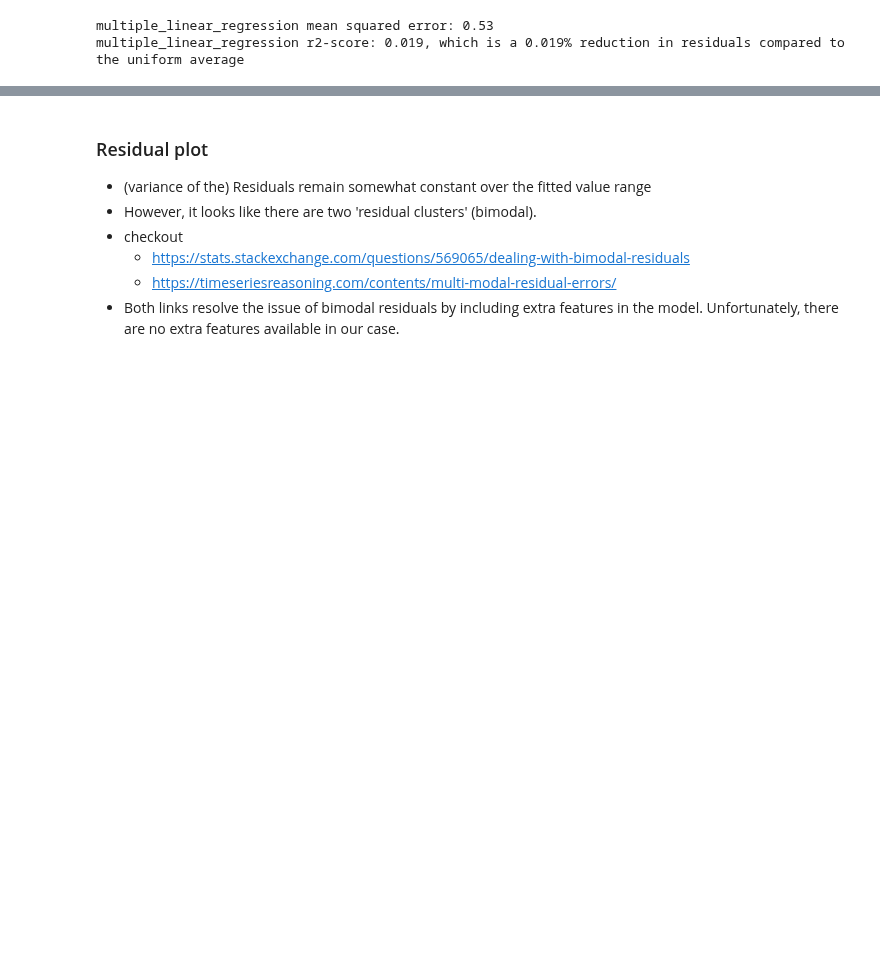
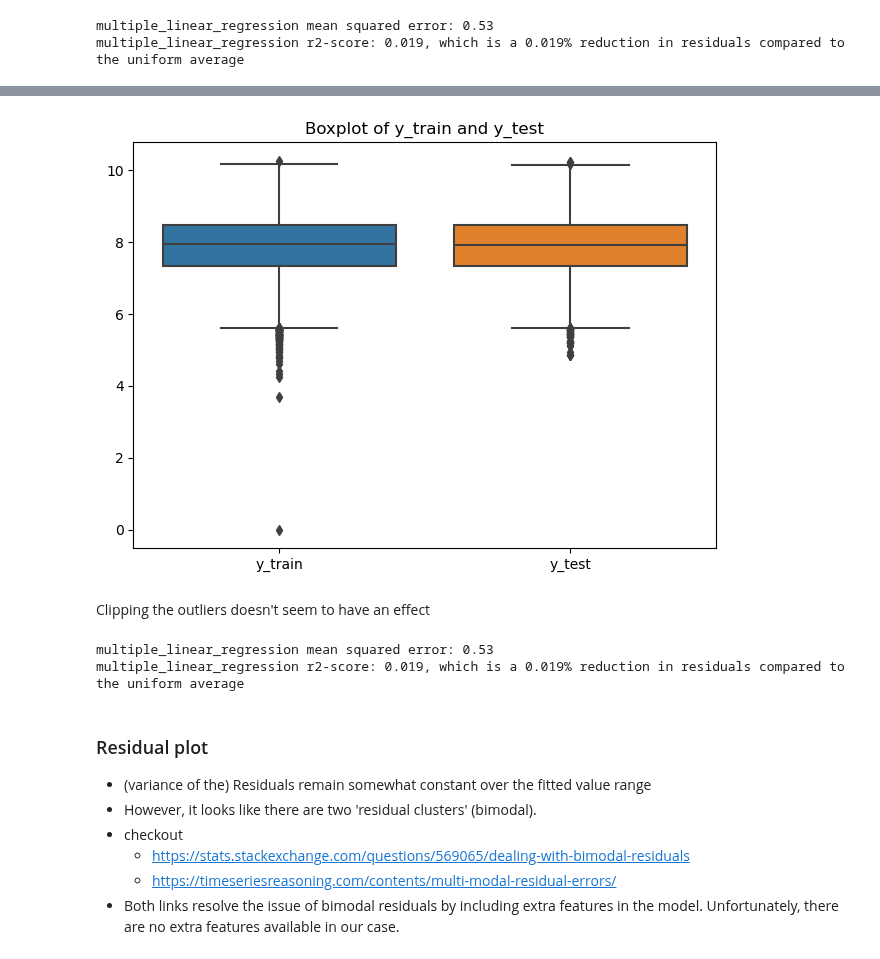
Before and after one commit to luukvanroessel/ML, a Jupyter notebook: practice/playground_series/jan_2021/analysis.ipynb, the cells around one changed output, grey strips where cells are left out. Cells and saved outputs as stored; diff of their text form; code cells hidden in the pictures; blank space fills up the shorter version.

Commit message:
Add outlier analysis

```diff
--- a/practice/playground_series/jan_2021/analysis.ipynb
+++ b/practice/playground_series/jan_2021/analysis.ipynb
@@ -114,0 +147,10 @@ multiple_linear_regression r2-score: 0.019, which is a 0.019% reduction in resid
+# %%
+fig, ax = plt.subplots(1, 1)
+
+sns.boxplot(pd.concat([y_train.rename(columns={'target': 'y_train'}), y_test.rename(columns={'target': 'y_test'})], axis=1))
+plt.title('Boxplot of y_train and y_test')
+plt.tight_layout()
+# %% [output]
+[figure, added]
+# %% [markdown]
+Clipping the outliers doesn't seem to have an effect
@@ -115,3 +165,13 @@ multiple_linear_regression r2-score: 0.019, which is a 0.019% reduction in resid
+# %%
+X_train_no_outliers = replace_outliers(X_train)
+X_test_no_outliers = replace_outliers(X_test)
+
+reg_no_outliers = LinearRegression().fit(X_train_no_outliers, y_train)
+y_pred_no_outliers = reg.predict(X_test_no_outliers)
+mse_no_outliers, r2_no_outliers = get_results(y_pred_no_outliers, "multiple_linear_regression")
+# %% [output]
+multiple_linear_regression mean squared error: 0.53
+multiple_linear_regression r2-score: 0.019, which is a 0.019% reduction in residuals compared to the uniform average
 # %% [markdown]
 ### Residual plot
 
```
Also changed, not shown: parts of 5 cells of this notebook.
